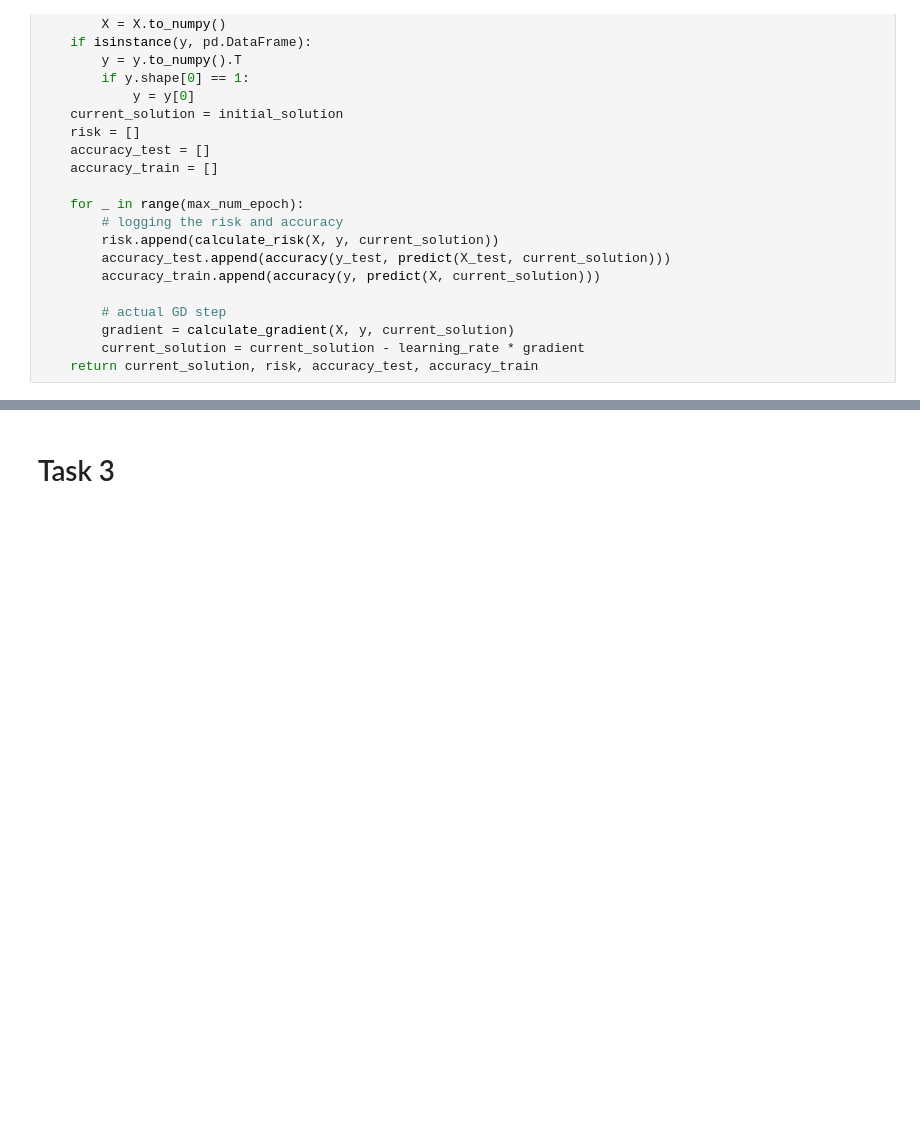
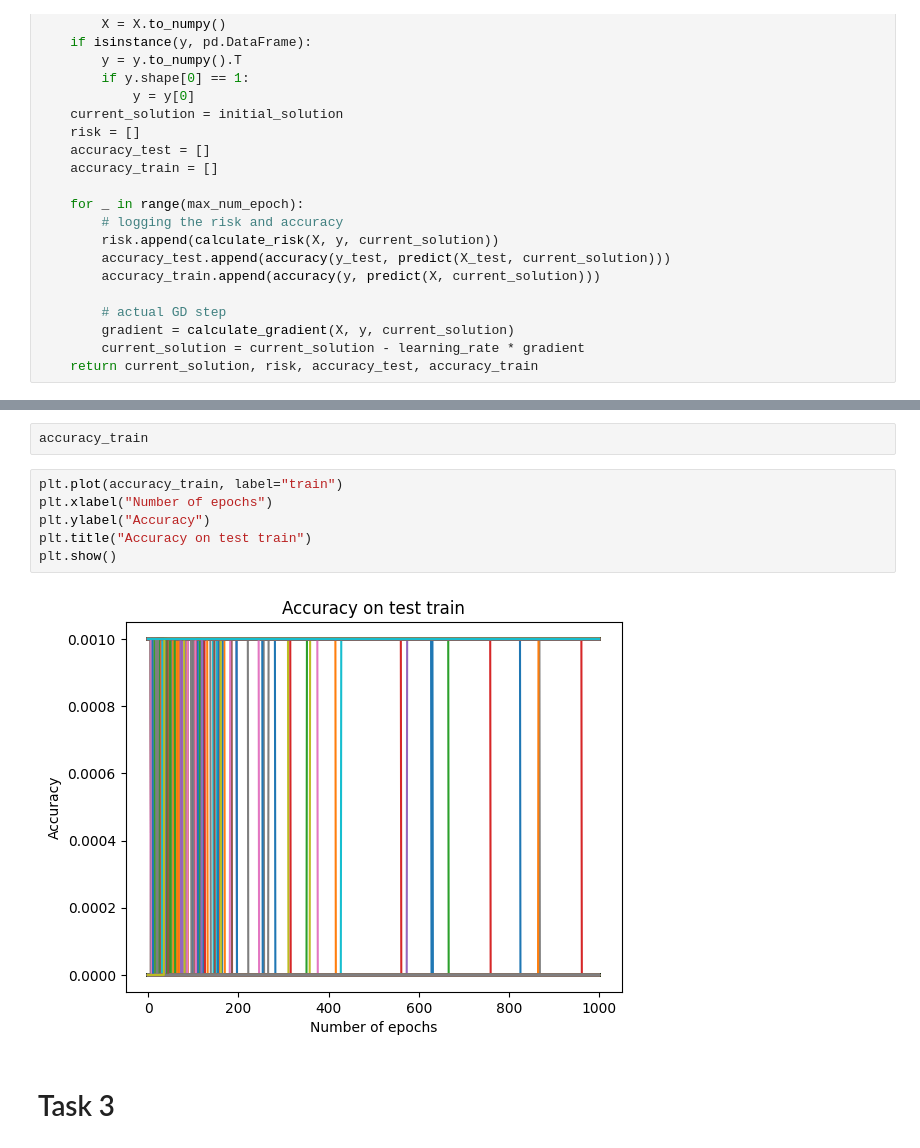
Before and after one commit to nizwant/adv_ml_labs, a Jupyter notebook: exam.ipynb, the cells around one changed output, grey strips where cells are left out. Drawn from its saved outputs; the diff is of its cells as text; blank space fills up the shorter version.

```diff
--- a/exam.ipynb
+++ b/exam.ipynb
@@ -167,3 +184,13 @@ Initial solution: [0. 0. 0. 0. 0. 0. 0. 0. 0. 0.]
+# %%
+accuracy_train
+# %%
+plt.plot(accuracy_train, label="train")
+plt.xlabel("Number of epochs")
+plt.ylabel("Accuracy")
+plt.title("Accuracy on test train")
+plt.show()
+# %% [output]
+[figure, added]
 # %% [markdown]
 # Task 3
 # %%
```
Also changed, not shown: parts of 7 cells of this notebook.
